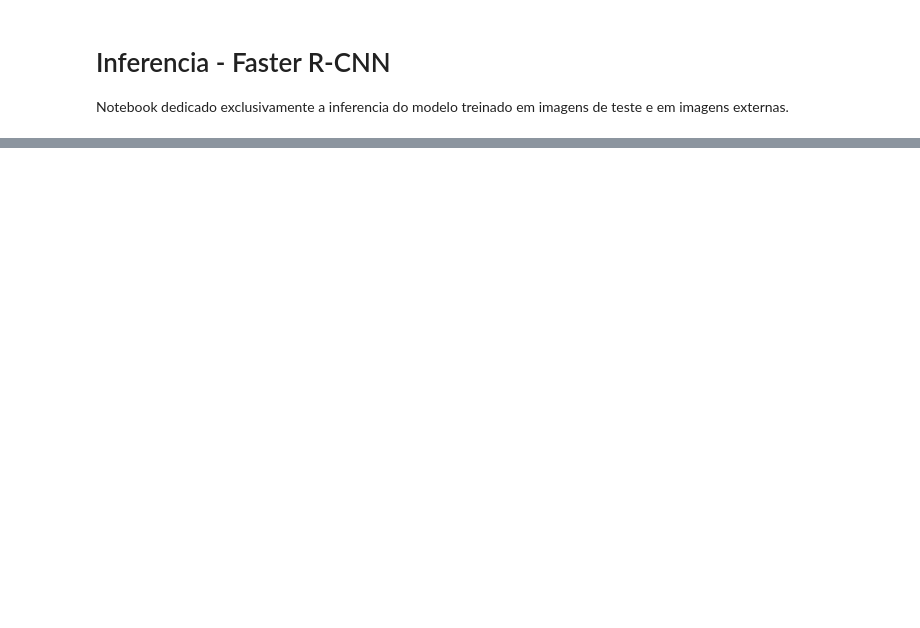
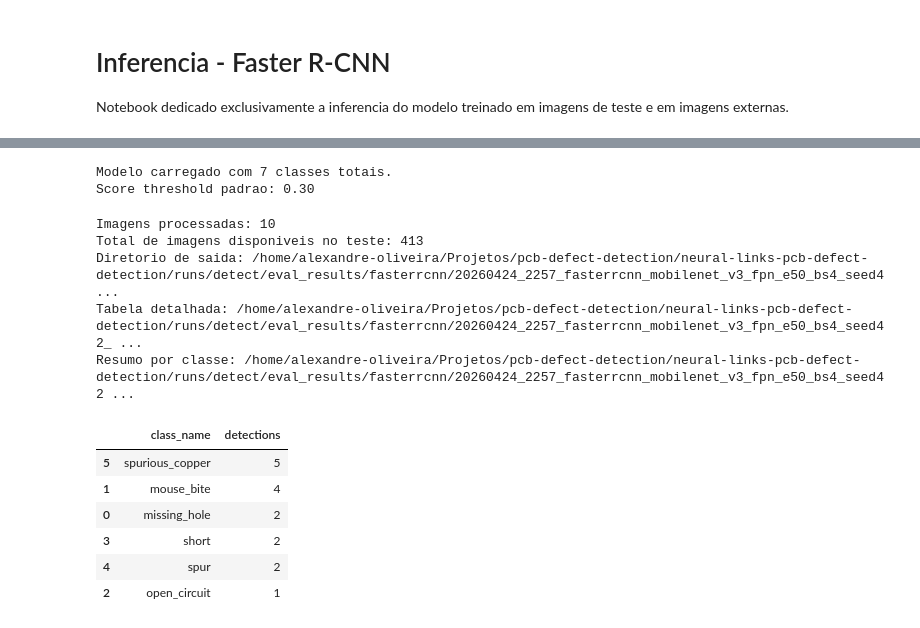
Before and after one commit to alehholiveira/pcb-defect-detection, a Jupyter notebook: neural-links-pcb-defect-detection/FasterRCNN_inferencia.ipynb, the cells around one changed output, grey strips where cells are left out. Saved outputs shown, nothing was run; the diff lists cells and outputs as text; code cells hidden in the pictures; blank space fills up the shorter version.

Commit message:
fix: Ajuste inferência FasterRCNN e Yolo para padronização

```diff
--- a/neural-links-pcb-defect-detection/FasterRCNN_inferencia.ipynb
+++ b/neural-links-pcb-defect-detection/FasterRCNN_inferencia.ipynb
@@ -40,7 +44,7 @@ from torchvision.models.detection.faster_rcnn import FastRCNNPredictor
 from IPython.display import display
 # %%
 PROJECT_ROOT = Path.cwd()
-DATASET_ROOT = PROJECT_ROOT / "pcb-defect-dataset-5000-coco"
+DATASET_ROOT = PROJECT_ROOT / "pcb-defect-dataset-3800-coco"
 TEST_IMAGES_DIR = DATASET_ROOT / "test"
 
 RUNS_DIR = PROJECT_ROOT / "runs" / "detect" / "tcc_pcb_defect_detection" / "fasterrcnn_mobilenet_v3_fpn"
@@ -72,7 +76,7 @@ RUN_DIR, CHECKPOINT_PATH, CLASS_MAP_PATH = find_latest_run(RUNS_DIR)
 if torch.cuda.is_available():
     DEVICE = torch.device("cuda")
 elif torch.backends.mps.is_available():
-    DEVICE = torch.device("cpu")
+    DEVICE = torch.device("mps")
 else:
     DEVICE = torch.device("cpu")
 
@@ -99,6 +108,9 @@ model.eval()
 default_score_threshold = float(checkpoint.get("config", {}).get("score_threshold", 0.30))
 print(f"Modelo carregado com {num_classes} classes totais.")
 print(f"Score threshold padrao: {default_score_threshold:.2f}")
+# %% [output]
+Modelo carregado com 7 classes totais.
+Score threshold padrao: 0.30
 # %%
 def load_image_tensor(image_path):
     image = Image.open(image_path).convert("RGB")
@@ -145,15 +157,17 @@ test_images = sorted([p for p in TEST_IMAGES_DIR.iterdir() if p.suffix.lower() i
 if not test_images:
     raise RuntimeError(f"Nenhuma imagem de teste encontrada em {TEST_IMAGES_DIR}")
 
+sample_size = min(10, len(test_images))
+selected_images = sorted(random.sample(test_images, k=sample_size))
+
 score_threshold = default_score_threshold
-max_images = len(test_images)
 
 out_dir = EVAL_OUT_DIR / f"{RUN_DIR.name}_test_predictions"
 out_dir.mkdir(parents=True, exist_ok=True)
 
 rows = []
 
-for image_path in tqdm(test_images[:max_images], desc="Inferencia no teste"):
+for image_path in tqdm(selected_images, desc="Inferencia no teste"):
     image, prediction = predict_single_image(image_path, score_threshold=score_threshold)
     annotated = draw_predictions(image, prediction, label_to_name)
 
@@ -188,34 +202,48 @@ for image_path in tqdm(test_images[:max_images], desc="Inferencia no teste"):
                 "image_name": image_path.name,
                 "class_name": label_to_name.get(label_idx, f"class_{label_idx}"),
                 "score": float(score.item()),
                 "x1": x1,
                 "y1": y1,
                 "x2": x2,
                 "y2": y2,
                 "annotated_path": str(annotated_path),
             }
         )
 
 pred_df = pd.DataFrame(rows)
 pred_csv_path = out_dir / "predicoes_detalhadas.csv"
 pred_df.to_csv(pred_csv_path, index=False)
 
 summary_df = (
     pred_df.dropna(subset=["class_name"])
     .groupby("class_name")
     .size()
     .reset_index(name="detections")
     .sort_values("detections", ascending=False)
 )
 summary_csv_path = out_dir / "resumo_por_classe.csv"
 summary_df.to_csv(summary_csv_path, index=False)
 
-print(f"Imagens processadas: {len(test_images[:max_images])}")
+print(f"Imagens processadas: {len(selected_images)}")
+print(f"Total de imagens disponiveis no teste: {len(test_images)}")
 print(f"Diretorio de saida: {out_dir}")
 print(f"Tabela detalhada: {pred_csv_path}")
 print(f"Resumo por classe: {summary_csv_path}")
 
 display(summary_df)
+# %% [output]
+Imagens processadas: 10
+Total de imagens disponiveis no teste: 413
+Diretorio de saida: /home/alexandre-oliveira/Projetos/pcb-defect-detection/neural-links-pcb-defect-detection/runs/detect/eval_results/fasterrcnn/20260424_2257_fasterrcnn_mobilenet_v3_fpn_e50_bs4_seed4 ...
+Tabela detalhada: /home/alexandre-oliveira/Projetos/pcb-defect-detection/neural-links-pcb-defect-detection/runs/detect/eval_results/fasterrcnn/20260424_2257_fasterrcnn_mobilenet_v3_fpn_e50_bs4_seed42_ ...
+Resumo por classe: /home/alexandre-oliveira/Projetos/pcb-defect-detection/neural-links-pcb-defect-detection/runs/detect/eval_results/fasterrcnn/20260424_2257_fasterrcnn_mobilenet_v3_fpn_e50_bs4_seed42 ...
+|  | class_name | detections |
+| 5 | spurious_copper | 5 |
+| 1 | mouse_bite | 4 |
+| 0 | missing_hole | 2 |
+| 3 | short | 2 |
+| 4 | spur | 2 |
+| 2 | open_circuit | 1 |
 # %%
 sample_pred_images = sorted(out_dir.glob("*_pred.jpg"))[:6]
 
```
Also changed, not shown: parts of 5 cells of this notebook, 53 other files.
